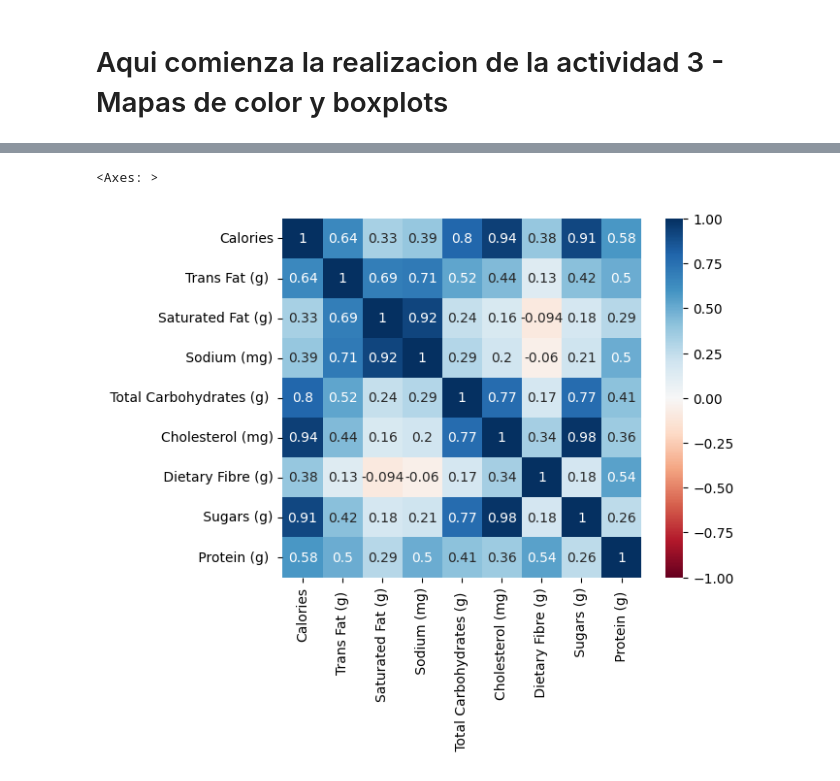
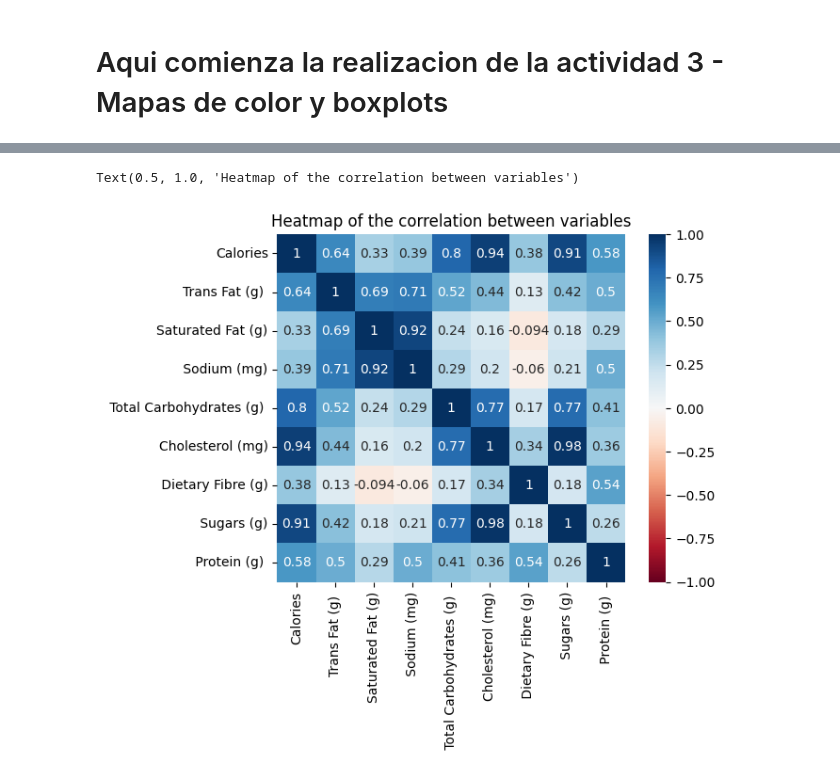
Before and after one commit to JorgePAJ/semanaTecFinal, a Jupyter notebook: sbx_dataset.ipynb, the cells around one changed output, grey strips where cells are left out. Saved outputs shown, nothing was run; the diff lists cells and outputs as text; code cells hidden in the pictures.

```diff
--- a/sbx_dataset.ipynb
+++ b/sbx_dataset.ipynb
@@ -224,6 +256,8 @@ sns.scatterplot(data=data, x ='Calories', y=' Sodium (mg)', hue='Beverage_catego
 # %%
+#Mapa de correlacion entre las variables numericas
 sbx_corr = data.corr()
 sns.heatmap(data=sbx_corr, vmin=-1, vmax=1, cmap = 'RdBu', annot=True, square = True)
+plt.title('Heatmap of the correlation between variables')
 # %% [output]
-<Axes: >
+Text(0.5, 1.0, 'Heatmap of the correlation between variables')
-[figure, old version]
+[figure, new version]
```
Also changed, not shown: parts of 12 cells of this notebook.
